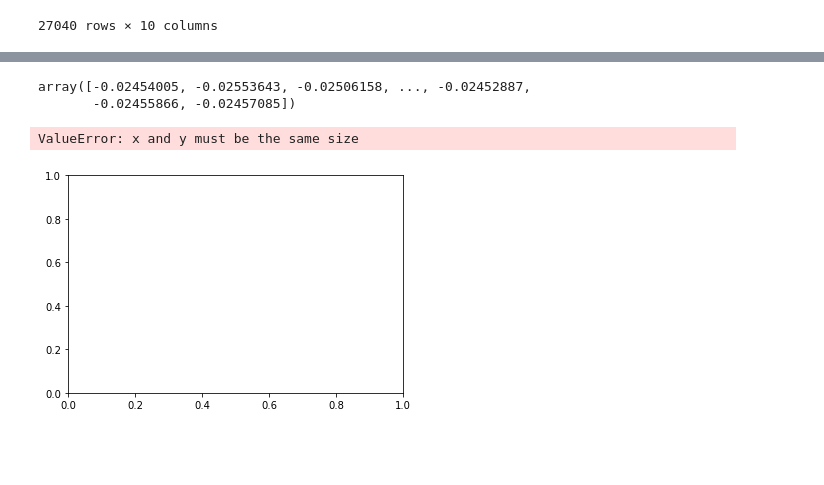
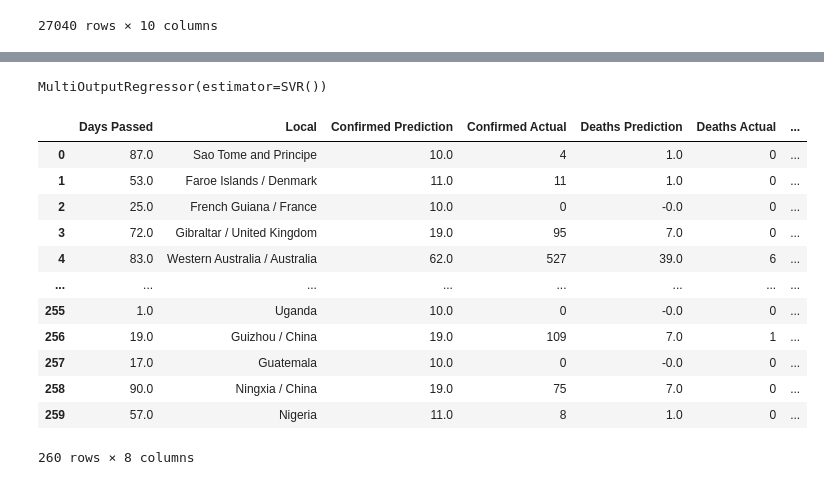
Before and after one commit to JoaoRicardoCardoso/MIEIC_IART_19_PROJ, a Jupyter notebook: PROJ2/Distance.Epi.ipynb, the cells around one changed output, grey strips where cells are left out. Cells and saved outputs as stored; diff of their text form; code cells hidden in the pictures; blank space fills up the shorter version.

```diff
--- a/PROJ2/Distance.Epi.ipynb
+++ b/PROJ2/Distance.Epi.ipynb
@@ -313 +336,4 @@ X_test= X_test.reshape(-1, 1)
+# %%
+regressor_s = SVR(kernel='sigmoid')
+wrapper_s = MultiOutputRegressor(regressor_s)
 # %%
@@ -323,5 +341,0 @@ predictions = regressor.predict(X_test[:train_size])
-# %%
-predictions
-# %% [output]
-array([-0.02454005, -0.02553643, -0.02506158, ..., -0.02452887,
-       -0.02455866, -0.02457085])
@@ -330,13 +342,34 @@ import matplotlib.pyplot as plt
-# %%
-import pylab as pl
-pl.scatter(X, Y, c='k', label='data')
-pl.hold('on')
-pl.plot(X, predictions, c='g', label='RBF model')
-pl.xlabel('data')
-pl.ylabel('target')
-pl.title('Support Vector Regression')
-pl.legend()
-pl.show()
-# %% [output]
-ValueError: x and y must be the same size
-[figure, removed]
+# %%
+wrapper_rbf.fit(train[x_columns],train[y_columns])
+predictions_rbf = wrapper_s.predict(test[x_columns])
+# %% [output]
+MultiOutputRegressor(estimator=SVR())
+# %%
+wrapper_s.fit(train[x_columns],train[y_columns])
+predictions_s = wrapper_s.predict(test[x_columns])
+# %%
+predictions_s = pd.DataFrame(data=predictions_s,columns=['Confirmed Prediction','Deaths Prediction','Recovered Prediction'])
+predictions_s['Local'] = test['Local'].tolist()
+predictions_s['Confirmed Prediction'] = predictions_s['Confirmed Prediction'].apply(np.ceil)
+predictions_s['Deaths Prediction'] = predictions_s['Deaths Prediction'].apply(np.ceil)
+predictions_s['Recovered Prediction'] = predictions_s['Recovered Prediction'].apply(np.ceil)
+predictions_s['Confirmed Actual'] = test['Confirmed'].tolist()
+predictions_s['Deaths Actual'] = test['Deaths'].tolist()
+predictions_s['Recovered Actual'] = test['Recovered'].tolist()
+predictions_s['Days Passed'] = test['Days Passed'].tolist()
+predictions_s = predictions_s[['Days Passed','Local', 'Confirmed Prediction', 'Confirmed Actual','Deaths Prediction', 'Deaths Actual','Recovered Prediction','Recovered Actual']]
+predictions_s
+# %% [output]
+|  | Days Passed | Local | Confirmed Prediction | Confirmed Actual | Deaths Prediction | Deaths Actual | ... |
+| 0 | 87.0 | Sao Tome and Principe | 10.0 | 4 | 1.0 | 0 | ... |
+| 1 | 53.0 | Faroe Islands / Denmark | 11.0 | 11 | 1.0 | 0 | ... |
+| 2 | 25.0 | French Guiana / France | 10.0 | 0 | -0.0 | 0 | ... |
+| 3 | 72.0 | Gibraltar / United Kingdom | 19.0 | 95 | 7.0 | 0 | ... |
+| 4 | 83.0 | Western Australia / Australia | 62.0 | 527 | 39.0 | 6 | ... |
+| ... | ... | ... | ... | ... | ... | ... | ... |
+| 255 | 1.0 | Uganda | 10.0 | 0 | -0.0 | 0 | ... |
+| 256 | 19.0 | Guizhou / China | 19.0 | 109 | 7.0 | 1 | ... |
+| 257 | 17.0 | Guatemala | 10.0 | 0 | -0.0 | 0 | ... |
+| 258 | 90.0 | Ningxia / China | 19.0 | 75 | 7.0 | 0 | ... |
+| 259 | 57.0 | Nigeria | 11.0 | 8 | 1.0 | 0 | ... |
+260 rows × 8 columns
```
Also changed, not shown: parts of 26 cells of this notebook, 3 other files.
